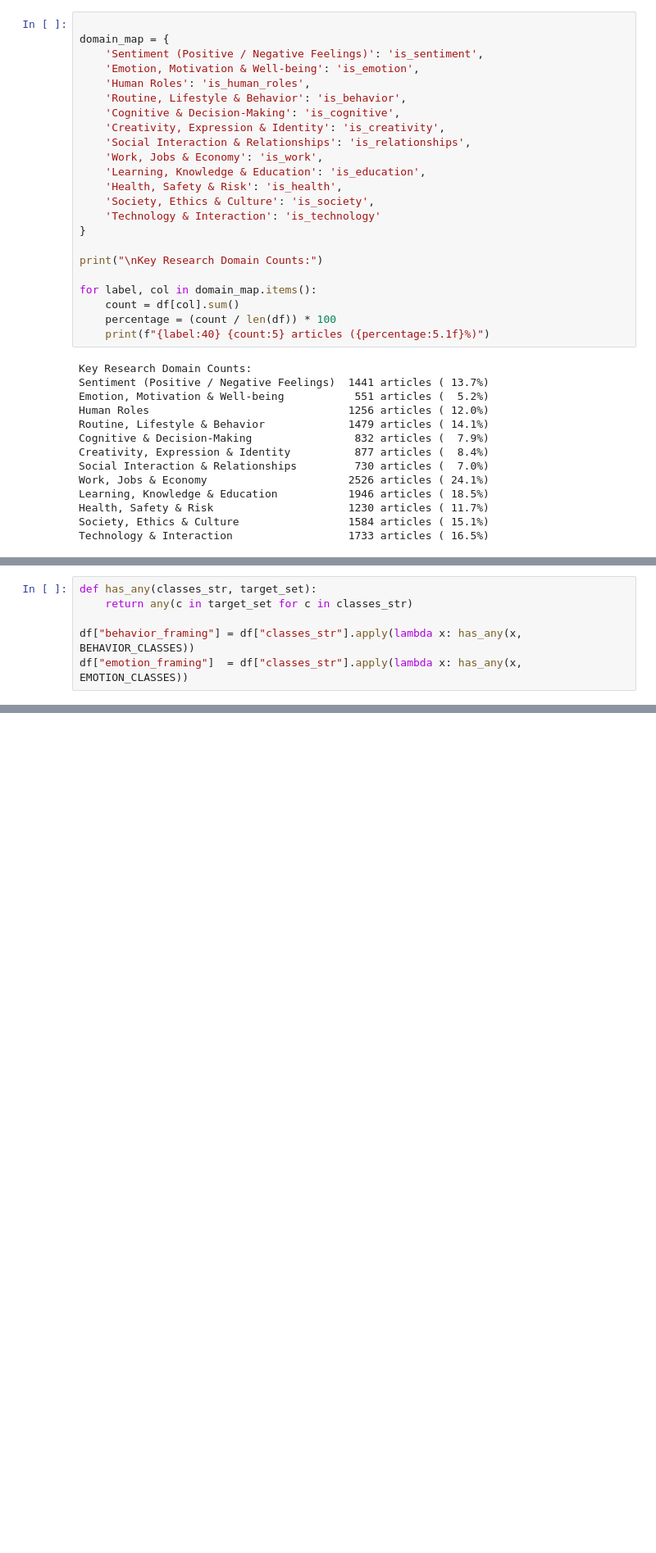
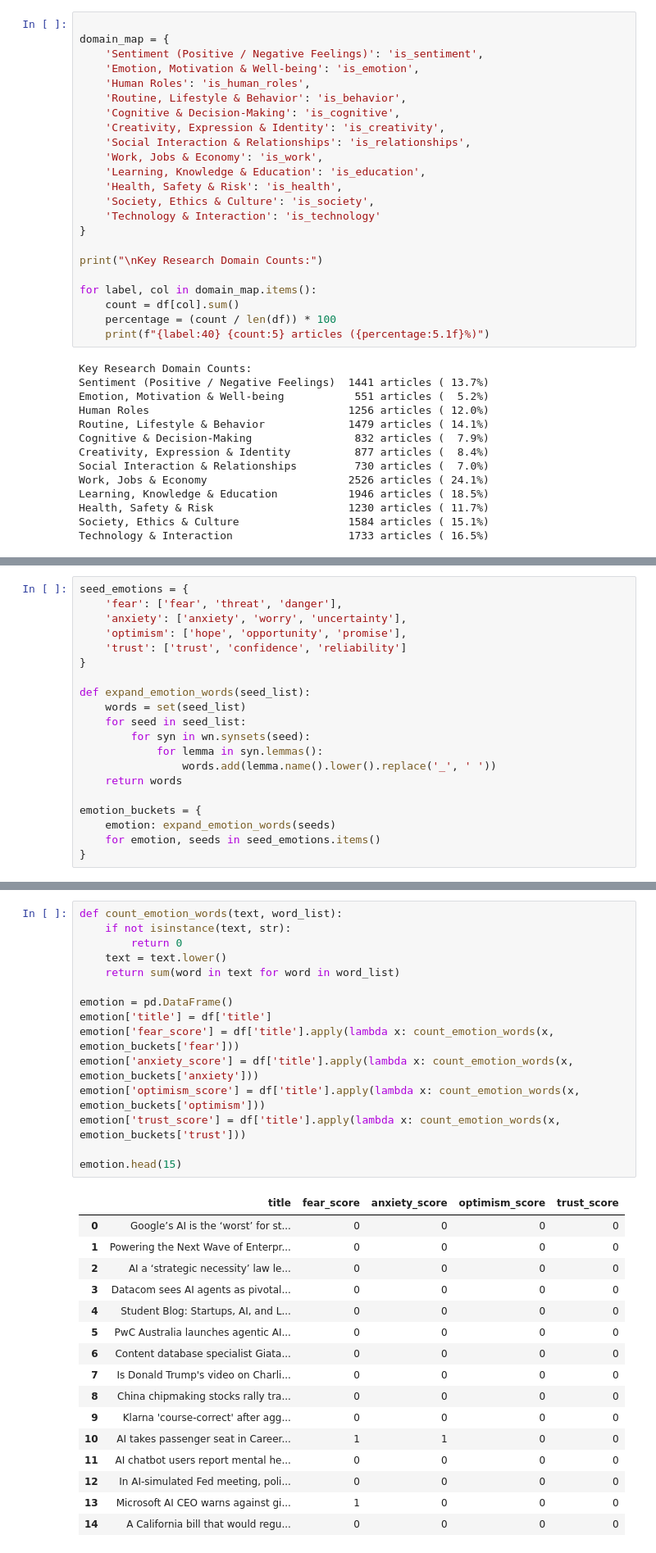
Before and after one commit to mish841/RAISE-26-Data-Science-AI-Competition-Submission, a Jupyter notebook: Data_Science_AI.ipynb, the cells around one changed output, grey strips where cells are left out. Shown at 82% size. Saved outputs shown, nothing was run; the diff lists cells and outputs as text; blank space fills up the shorter version.

```diff
--- a/Data_Science_AI.ipynb
+++ b/Data_Science_AI.ipynb
@@ -197,6 +123,0 @@ Flag each headline
-# %%
-def has_any(classes_str, target_set):
-    return any(c in target_set for c in classes_str)
-
-df["behavior_framing"] = df["classes_str"].apply(lambda x: has_any(x, BEHAVIOR_CLASSES))
-df["emotion_framing"]  = df["classes_str"].apply(lambda x: has_any(x, EMOTION_CLASSES))
@@ -206,0 +142,20 @@ df[["behavior_framing", "emotion_framing"]].mean()
+# %%
+seed_emotions = {
+    'fear': ['fear', 'threat', 'danger'],
+    'anxiety': ['anxiety', 'worry', 'uncertainty'],
+    'optimism': ['hope', 'opportunity', 'promise'],
+    'trust': ['trust', 'confidence', 'reliability']
+}
+
+def expand_emotion_words(seed_list):
+    words = set(seed_list)
+    for seed in seed_list:
+        for syn in wn.synsets(seed):
+            for lemma in syn.lemmas():
+                words.add(lemma.name().lower().replace('_', ' '))
+    return words
+
+emotion_buckets = {
+    emotion: expand_emotion_words(seeds)
+    for emotion, seeds in seed_emotions.items()
+}
@@ -206,0 +187,32 @@ df[["behavior_framing", "emotion_framing"]].mean()
+# %%
+def count_emotion_words(text, word_list):
+    if not isinstance(text, str):
+        return 0
+    text = text.lower()
+    return sum(word in text for word in word_list)
+
+emotion = pd.DataFrame()
+emotion['title'] = df['title']
+emotion['fear_score'] = df['title'].apply(lambda x: count_emotion_words(x, emotion_buckets['fear']))
+emotion['anxiety_score'] = df['title'].apply(lambda x: count_emotion_words(x, emotion_buckets['anxiety']))
+emotion['optimism_score'] = df['title'].apply(lambda x: count_emotion_words(x, emotion_buckets['optimism']))
+emotion['trust_score'] = df['title'].apply(lambda x: count_emotion_words(x, emotion_buckets['trust']))
+
+emotion.head(15)
+# %% [output]
+|  | title | fear_score | anxiety_score | optimism_score | trust_score |
+| 0 | Google’s AI is the ‘worst’ for st... | 0 | 0 | 0 | 0 |
+| 1 | Powering the Next Wave of Enterpr... | 0 | 0 | 0 | 0 |
+| 2 | AI a ‘strategic necessity’ law le... | 0 | 0 | 0 | 0 |
+| 3 | Datacom sees AI agents as pivotal... | 0 | 0 | 0 | 0 |
+| 4 | Student Blog: Startups, AI, and L... | 0 | 0 | 0 | 0 |
+| 5 | PwC Australia launches agentic AI... | 0 | 0 | 0 | 0 |
+| 6 | Content database specialist Giata... | 0 | 0 | 0 | 0 |
+| 7 | Is Donald Trump's video on Charli... | 0 | 0 | 0 | 0 |
+| 8 | China chipmaking stocks rally tra... | 0 | 0 | 0 | 0 |
+| 9 | Klarna 'course-correct' after agg... | 0 | 0 | 0 | 0 |
+| 10 | AI takes passenger seat in Career... | 1 | 1 | 0 | 0 |
+| 11 | AI chatbot users report mental he... | 0 | 0 | 0 | 0 |
+| 12 | In AI-simulated Fed meeting, poli... | 0 | 0 | 0 | 0 |
+| 13 | Microsoft AI CEO warns against gi... | 1 | 0 | 0 | 0 |
+| 14 | A California bill that would regu... | 0 | 0 | 0 | 0 |
```
Also changed, not shown: parts of 20 cells of this notebook.
